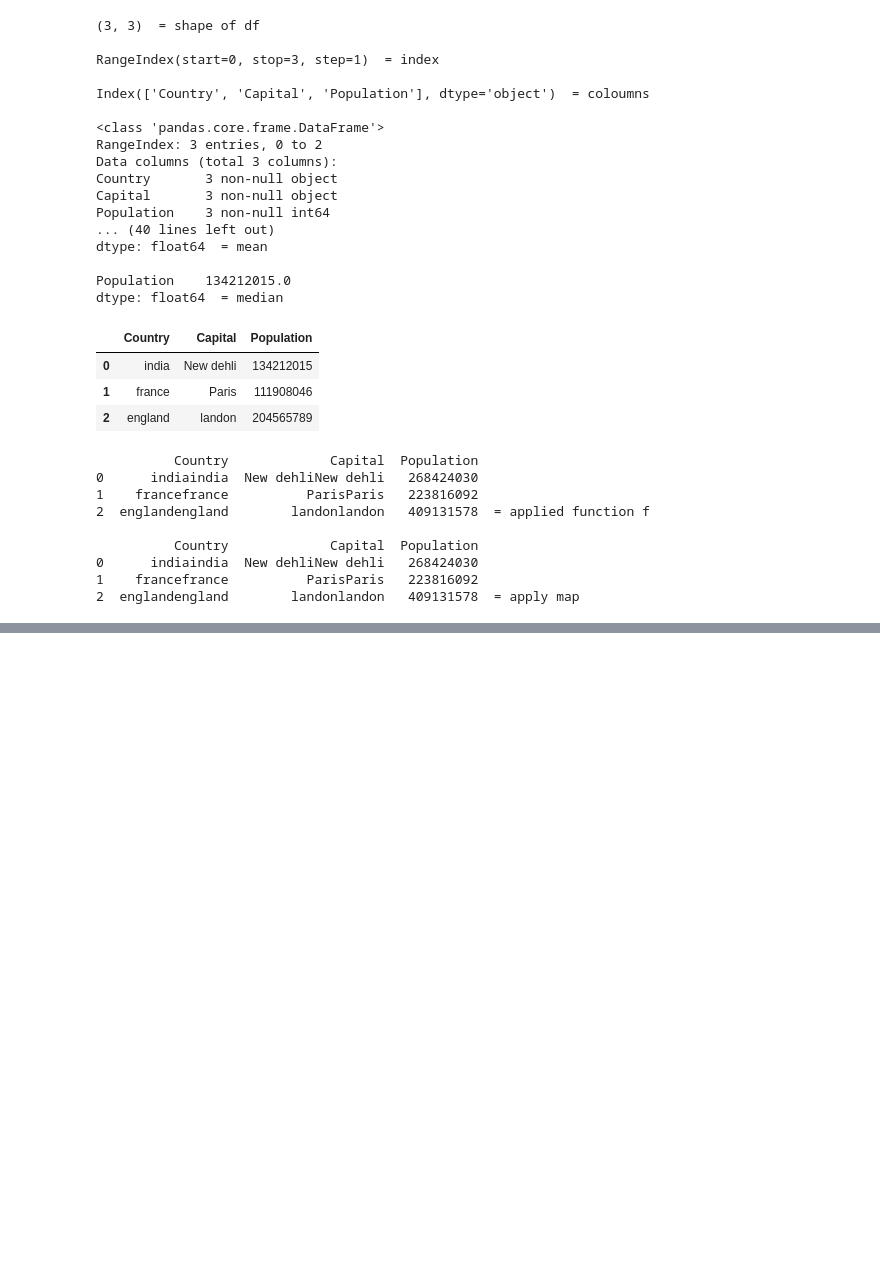
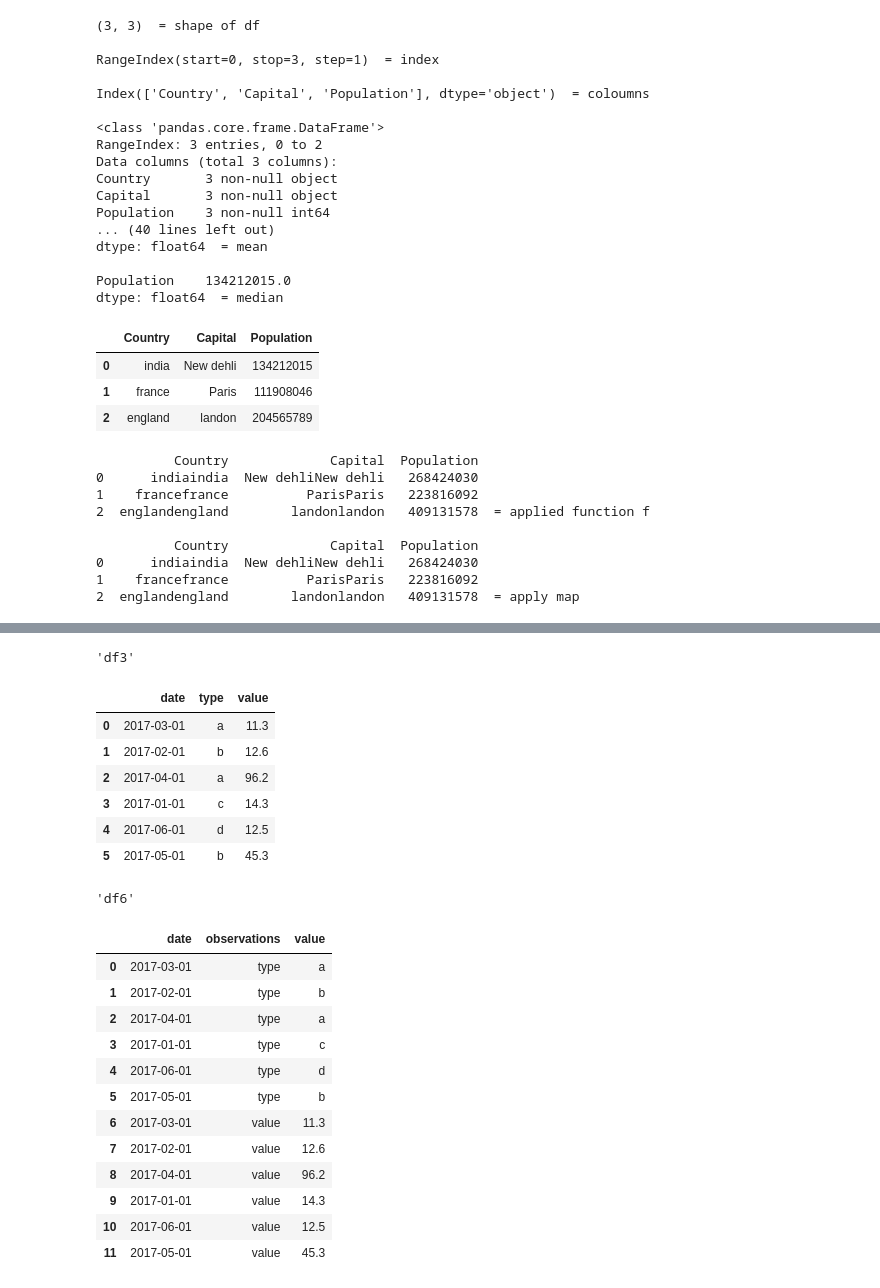
Before and after one commit to sanket-k/machine_learning_basics, a Jupyter notebook: pandas/pandas-rc.ipynb, the cells around one changed output, grey strips where cells are left out. Drawn from its saved outputs; the diff is of its cells as text; code cells hidden in the pictures; blank space fills up the shorter version.

```diff
--- a/pandas/pandas-rc.ipynb
+++ b/pandas/pandas-rc.ipynb
@@ -235,0 +270,14 @@ print(df.applymap(f),' = apply map\n')            # apply function f element wis
+# %%
+# reshaping data
+
+data = {'date' : ['2017-03-01','2017-02-01','2017-04-01','2017-01-01','2017-06-01','2017-05-01'],
+       'type' : ['a','b','a','c','d','b'],
+       'value' : [11.3,12.6,96.2,14.3,12.5,45.3]}                                   # set new values for dataframe
+df3 = pd.DataFrame(data,columns=['date','type','value'])                            # create new dataframe
+print(df3,' = df3\n')                                                               # display dataframe
+
+df4 = df3.pivot(index='date',columns='type',values='value')                         # spread rows into coloumns
+print(df4,' = df4\n')                                                               # display the pivoted df
+
+df5 = pd.pivot_table(df3,values='value',index='date',columns='type')                # spread rows into coloumns
+print(df5,' =df5\n')                                                                # display df5
@@ -235,0 +326,29 @@ print(df.applymap(f),' = apply map\n')            # apply function f element wis
+# %%
+# melt
+
+display('df3',df3)                                                                             # display df3
+df6 = pd.melt(df3,id_vars=['date'],value_vars=['type','value'],var_name='observations')        # gather coloumns into rows
+display('df6',df6)                                                                             # display df6
+# %% [output]
+'df3'
+|  | date | type | value |
+| 0 | 2017-03-01 | a | 11.3 |
+| 1 | 2017-02-01 | b | 12.6 |
+| 2 | 2017-04-01 | a | 96.2 |
+| 3 | 2017-01-01 | c | 14.3 |
+| 4 | 2017-06-01 | d | 12.5 |
+| 5 | 2017-05-01 | b | 45.3 |
+'df6'
+|  | date | observations | value |
+| 0 | 2017-03-01 | type | a |
+| 1 | 2017-02-01 | type | b |
+| 2 | 2017-04-01 | type | a |
+| 3 | 2017-01-01 | type | c |
+| 4 | 2017-06-01 | type | d |
+| 5 | 2017-05-01 | type | b |
+| 6 | 2017-03-01 | value | 11.3 |
+| 7 | 2017-02-01 | value | 12.6 |
+| 8 | 2017-04-01 | value | 96.2 |
+| 9 | 2017-01-01 | value | 14.3 |
+| 10 | 2017-06-01 | value | 12.5 |
+| 11 | 2017-05-01 | value | 45.3 |
```
Also changed, not shown: parts of 3 cells of this notebook.
